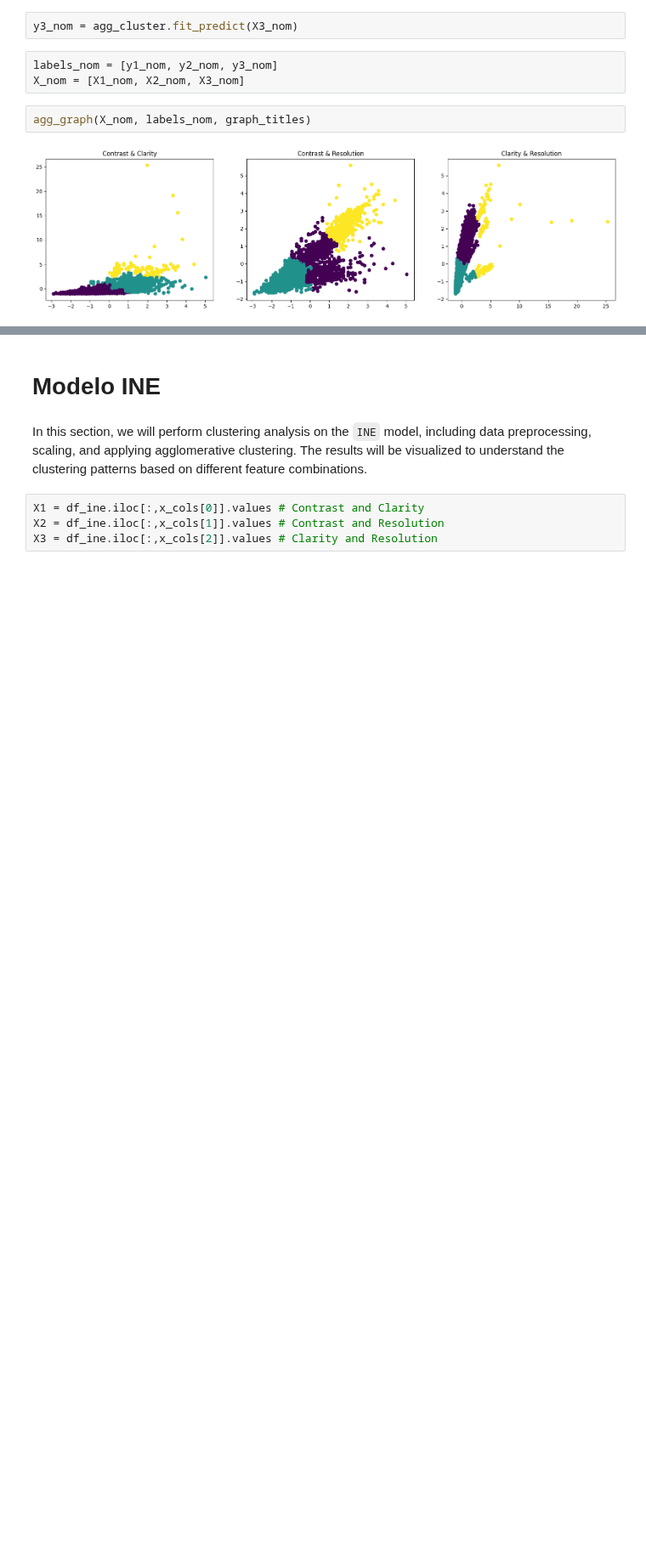
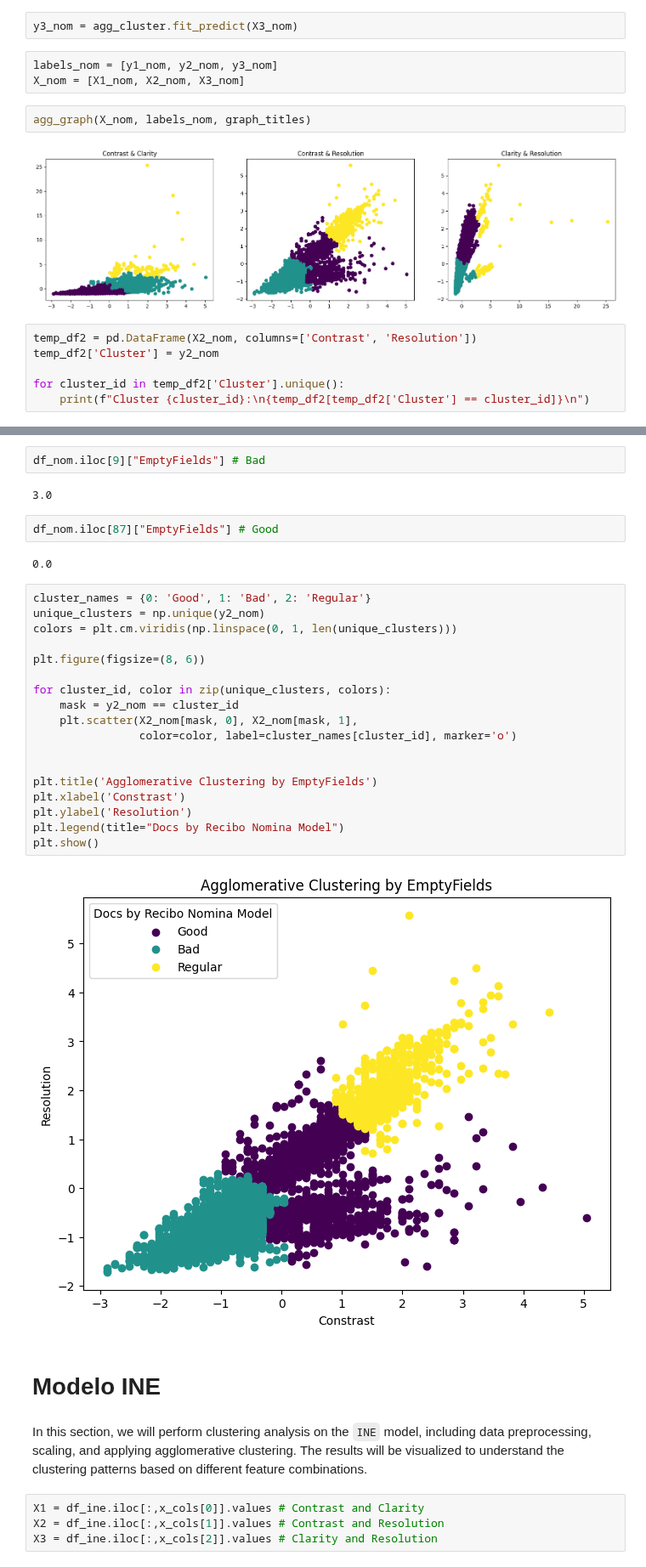
Before and after one commit to Jesus2342/IntProject_Team8, a Jupyter notebook: IntProject_Team8/notebooks/Final_Mod_Act5.ipynb, the cells around one changed output, grey strips where cells are left out. Shown at 85% size. Drawn from its saved outputs; the diff is of its cells as text; blank space fills up the shorter version.

Commit message:
Updated Final Model

```diff
--- a/IntProject_Team8/notebooks/Final_Mod_Act5.ipynb
+++ b/IntProject_Team8/notebooks/Final_Mod_Act5.ipynb
@@ -269,3 +268,9 @@ X_nom = [X1_nom, X2_nom, X3_nom]
 agg_graph(X_nom, labels_nom, graph_titles)
 # %% [output]
 [figure]
+# %%
+temp_df2 = pd.DataFrame(X2_nom, columns=['Contrast', 'Resolution'])
+temp_df2['Cluster'] = y2_nom
+
+for cluster_id in temp_df2['Cluster'].unique():
+    print(f"Cluster {cluster_id}:\n{temp_df2[temp_df2['Cluster'] == cluster_id]}\n")
@@ -272,3 +299,31 @@ agg_graph(X_nom, labels_nom, graph_titles)
+# %%
+df_nom.iloc[9]["EmptyFields"] # Bad
+# %% [output]
+3.0
+# %%
+df_nom.iloc[87]["EmptyFields"] # Good
+# %% [output]
+0.0
+# %%
+cluster_names = {0: 'Good', 1: 'Bad', 2: 'Regular'}
+unique_clusters = np.unique(y2_nom)
+colors = plt.cm.viridis(np.linspace(0, 1, len(unique_clusters)))
+
+plt.figure(figsize=(8, 6))
+
+for cluster_id, color in zip(unique_clusters, colors):
+    mask = y2_nom == cluster_id
+    plt.scatter(X2_nom[mask, 0], X2_nom[mask, 1],
+                color=color, label=cluster_names[cluster_id], marker='o')
+
+
+plt.title('Agglomerative Clustering by EmptyFields')
+plt.xlabel('Constrast')
+plt.ylabel('Resolution')
+plt.legend(title="Docs by Recibo Nomina Model")
+plt.show()
+# %% [output]
+[figure, added]
 # %% [markdown]
 # Modelo INE
 # %% [markdown]
```
Also changed, not shown: parts of 23 cells of this notebook, 1 other file.
